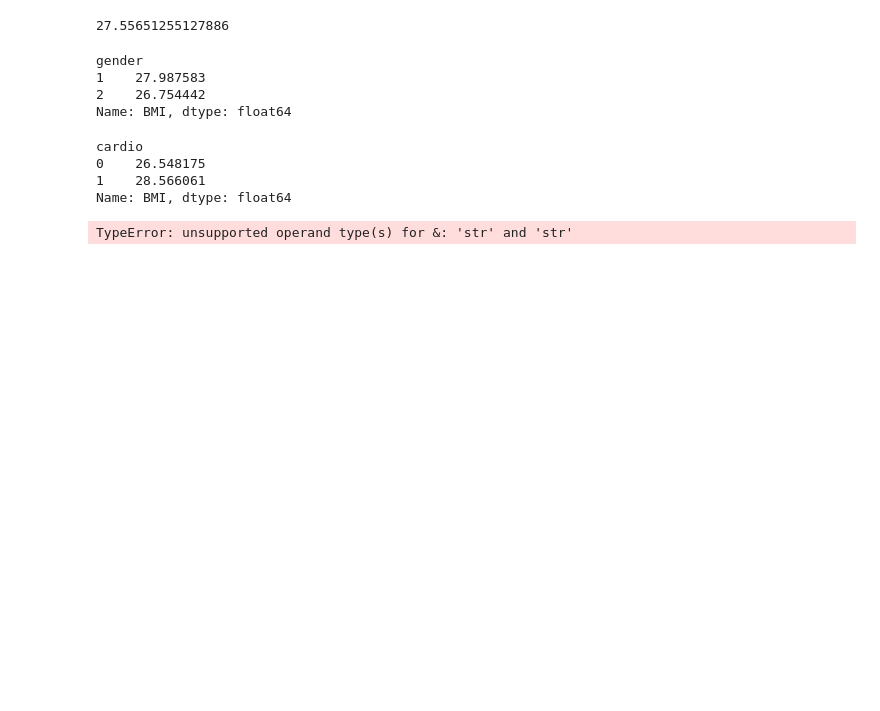
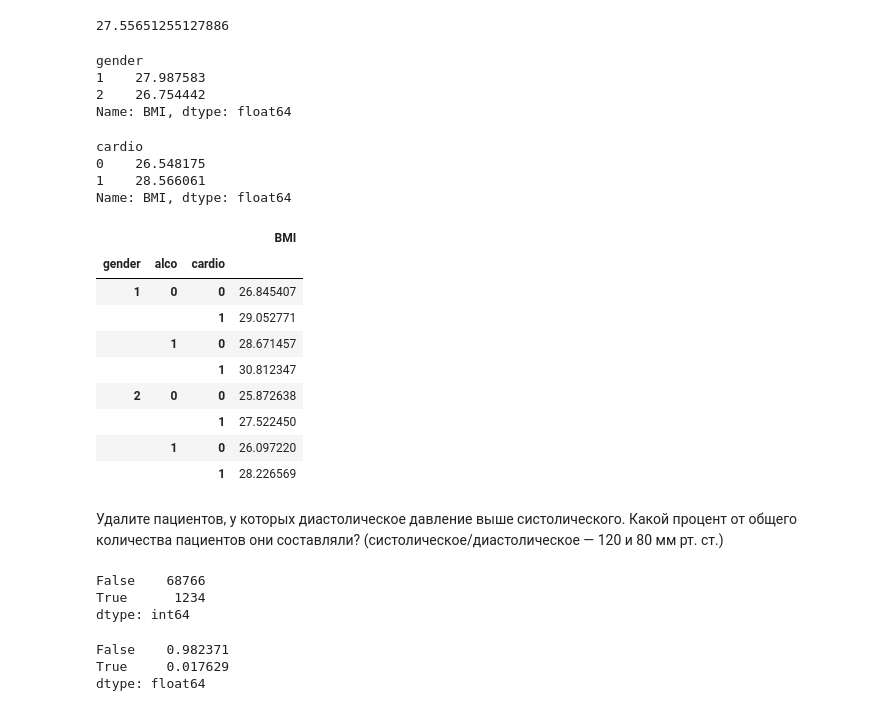
Before and after one commit to EkaterinaZernyukova/data_analysis, a Jupyter notebook: jupyter_notebook/eda_cardio_train.ipynb, the cells around one changed output. Cells and saved outputs as stored; diff of their text form; code cells hidden in the pictures; blank space fills up the shorter version.

```diff
--- a/jupyter_notebook/eda_cardio_train.ipynb
+++ b/jupyter_notebook/eda_cardio_train.ipynb
@@ -158,6 +155,32 @@ cardio
 1    28.566061
 Name: BMI, dtype: float64
 # %%
-df.groupby("gender"&"cardio"&"alco")["BMI"].mean()
+# df.groupby("gender"&"cardio"&"alco")["BMI"].mean()
-# %% [output]
-TypeError: unsupported operand type(s) for &: 'str' and 'str'
+# %%
+df.pivot_table(values=["BMI"],index=["gender","alco","cardio"],aggfunc="mean")
+# У здоровых непьющих мужчин ИМТ ближе к норме, чем у здоровых непьющих женщин
+# %% [output]
+|  |  |  | BMI |
+| gender | alco | cardio |  |
+| 1 | 0 | 0 | 26.845407 |
+|  |  | 1 | 29.052771 |
+|  | 1 | 0 | 28.671457 |
+|  |  | 1 | 30.812347 |
+| 2 | 0 | 0 | 25.872638 |
+|  |  | 1 | 27.522450 |
+|  | 1 | 0 | 26.097220 |
+|  |  | 1 | 28.226569 |
+# %% [markdown]
+Удалите пациентов, у которых диастолическое давление выше систолического. Какой процент от общего количества пациентов они составляли? (систолическое/диастолическое — 120 и 80 мм рт. ст.)
+# %%
+(df["ap_hi"]<df["ap_lo"]).value_counts()
+# %% [output]
+False    68766
+True      1234
+dtype: int64
+# %%
+(df["ap_hi"]<df["ap_lo"]).value_counts(normalize=True) # 1.7 процента от общего количества пациентов
+# %% [output]
+False    0.982371
+True     0.017629
+dtype: float64
```
Also changed, not shown: parts of 11 cells of this notebook.
